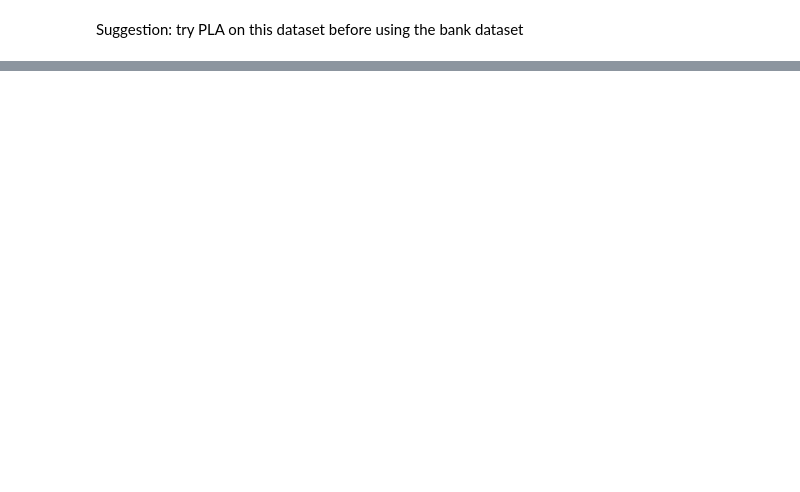
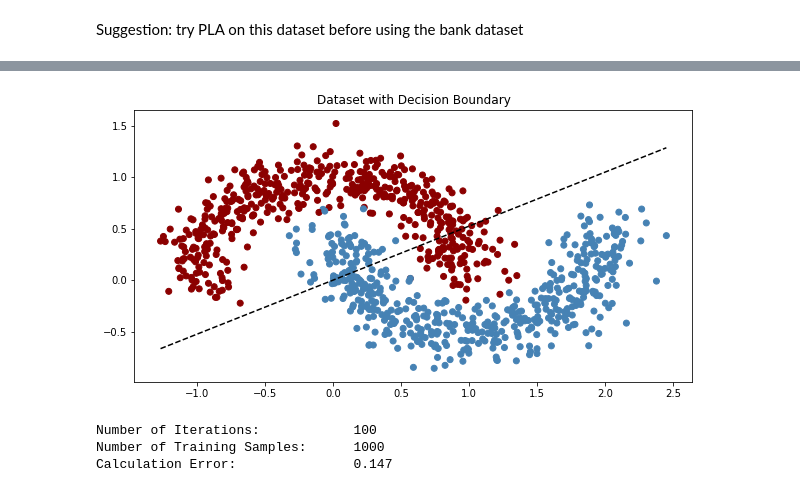
Before and after one commit to vipulpopat/MSCAI_Sem1_Etivity1, a Jupyter notebook: Etivity1.ipynb, the cells around one changed output, grey strips where cells are left out. Cells and saved outputs as stored; diff of their text form; code cells hidden in the pictures; blank space fills up the shorter version.

```diff
--- a/Etivity1.ipynb
+++ b/Etivity1.ipynb
@@ -177,0 +153,7 @@ print(weights)
+# %%
+run_pla(X,y);
+# %% [output]
+[figure, added]
+Number of Iterations:            100
+Number of Training Samples:      1000
+Calculation Error:               0.147
```
Also changed, not shown: parts of 16 cells of this notebook.
